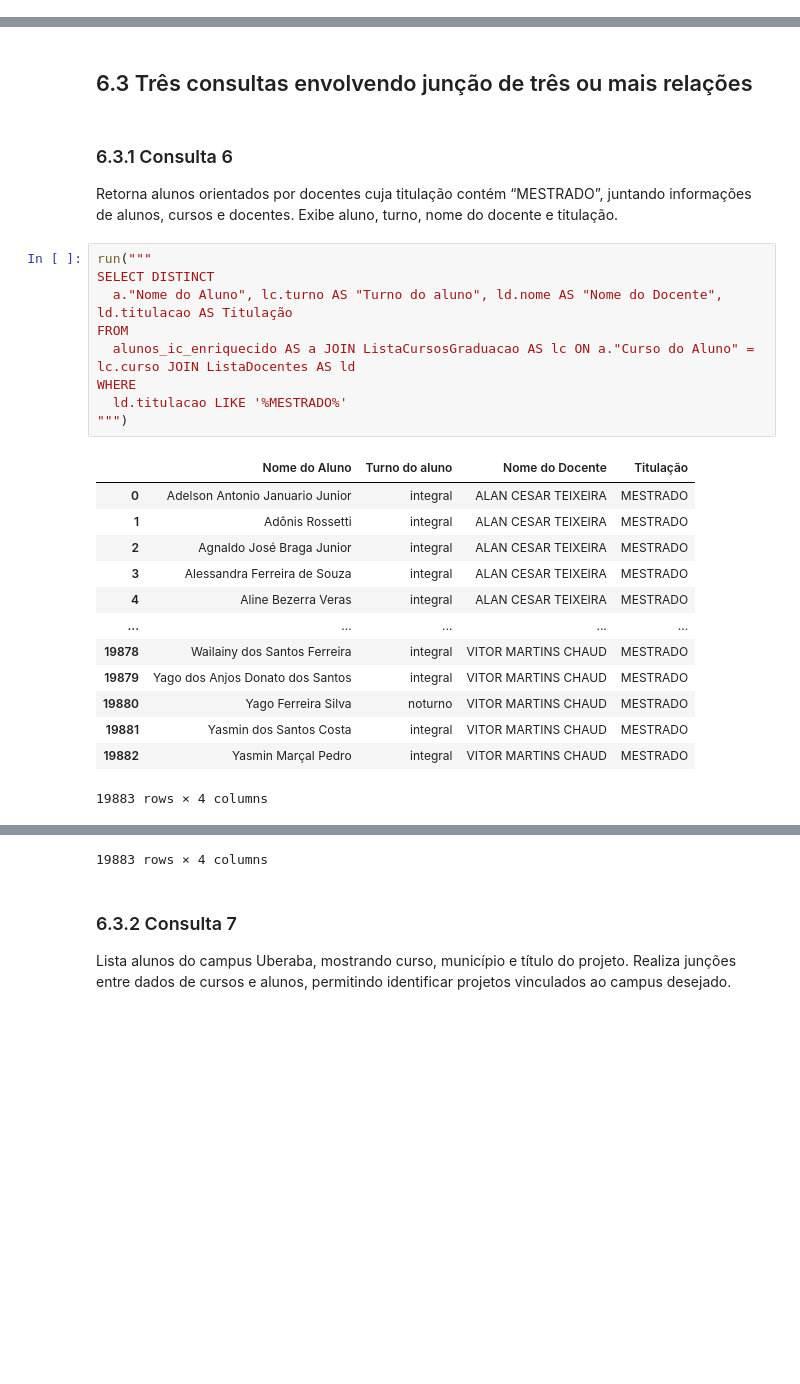
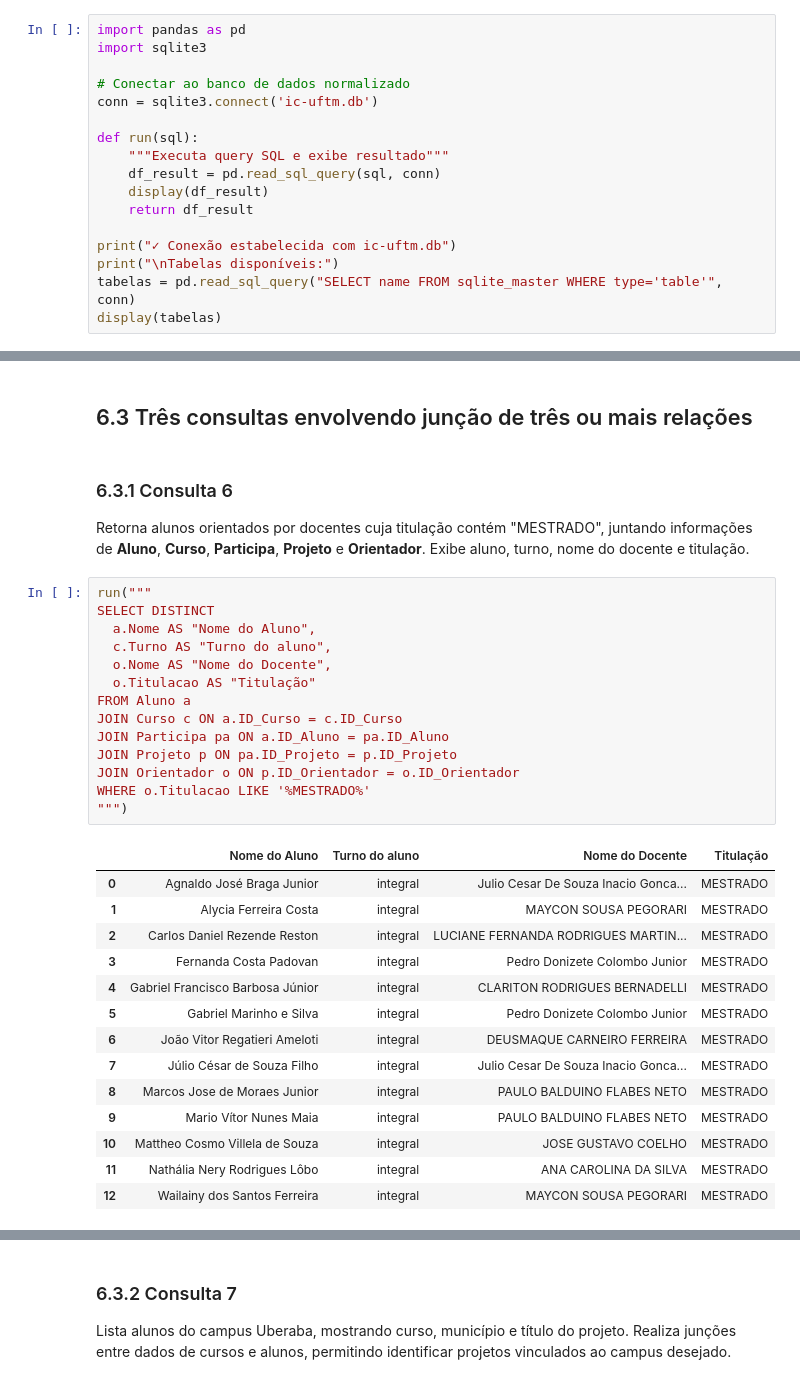
Before and after one commit to raissagd/TP2-IBD, a Jupyter notebook: main.ipynb, the cells around one changed output, grey strips where cells are left out. Cells and saved outputs as stored; diff of their text form; blank space fills up the shorter version.

```diff
--- a/main.ipynb
+++ b/main.ipynb
@@ -937,0 +908,17 @@ def run(sql):
+# %%
+import pandas as pd
+import sqlite3
+
+# Conectar ao banco de dados normalizado
+conn = sqlite3.connect('ic-uftm.db')
+
+def run(sql):
+    """Executa query SQL e exibe resultado"""
+    df_result = pd.read_sql_query(sql, conn)
+    display(df_result)
+    return df_result
+
+print("✓ Conexão estabelecida com ic-uftm.db")
+print("\nTabelas disponíveis:")
+tabelas = pd.read_sql_query("SELECT name FROM sqlite_master WHERE type='table'", conn)
+display(tabelas)
@@ -1150,28 +1140,34 @@ ORDER BY
 ## 6.3 Três consultas envolvendo junção de três ou mais relações
 # %% [markdown]
 ### 6.3.1 Consulta 6
-Retorna alunos orientados por docentes cuja titulação contém “MESTRADO”, juntando informações de alunos, cursos e docentes. Exibe aluno, turno, nome do docente e titulação.
+Retorna alunos orientados por docentes cuja titulação contém "MESTRADO", juntando informações de **Aluno**, **Curso**, **Participa**, **Projeto** e **Orientador**. Exibe aluno, turno, nome do docente e titulação.
 # %%
 run("""
 SELECT DISTINCT
-  a."Nome do Aluno", lc.turno AS "Turno do aluno", ld.nome AS "Nome do Docente", ld.titulacao AS Titulação
-FROM
-  alunos_ic_enriquecido AS a JOIN ListaCursosGraduacao AS lc ON a."Curso do Aluno" = lc.curso JOIN ListaDocentes AS ld
-WHERE
-  ld.titulacao LIKE '%MESTRADO%'
+  a.Nome AS "Nome do Aluno",
+  c.Turno AS "Turno do aluno",
+  o.Nome AS "Nome do Docente",
+  o.Titulacao AS "Titulação"
+FROM Aluno a
+JOIN Curso c ON a.ID_Curso = c.ID_Curso
+JOIN Participa pa ON a.ID_Aluno = pa.ID_Aluno
+JOIN Projeto p ON pa.ID_Projeto = p.ID_Projeto
+JOIN Orientador o ON p.ID_Orientador = o.ID_Orientador
+WHERE o.Titulacao LIKE '%MESTRADO%'
 """)
 # %% [output]
 |  | Nome do Aluno | Turno do aluno | Nome do Docente | Titulação |
-| 0 | Adelson Antonio Januario Junior | integral | ALAN CESAR TEIXEIRA | MESTRADO |
-| 1 | Adônis Rossetti | integral | ALAN CESAR TEIXEIRA | MESTRADO |
-| 2 | Agnaldo José Braga Junior | integral | ALAN CESAR TEIXEIRA | MESTRADO |
-| 3 | Alessandra Ferreira de Souza | integral | ALAN CESAR TEIXEIRA | MESTRADO |
-| 4 | Aline Bezerra Veras | integral | ALAN CESAR TEIXEIRA | MESTRADO |
-| ... | ... | ... | ... | ... |
-| 19878 | Wailainy dos Santos Ferreira | integral | VITOR MARTINS CHAUD | MESTRADO |
-| 19879 | Yago dos Anjos Donato dos Santos | integral | VITOR MARTINS CHAUD | MESTRADO |
-| 19880 | Yago Ferreira Silva | noturno | VITOR MARTINS CHAUD | MESTRADO |
-| 19881 | Yasmin dos Santos Costa | integral | VITOR MARTINS CHAUD | MESTRADO |
-| 19882 | Yasmin Marçal Pedro | integral | VITOR MARTINS CHAUD | MESTRADO |
+| 0 | Agnaldo José Braga Junior | integral | Julio Cesar De Souza Inacio Gonca... | MESTRADO |
+| 1 | Alycia Ferreira Costa | integral | MAYCON SOUSA PEGORARI | MESTRADO |
+| 2 | Carlos Daniel Rezende Reston | integral | LUCIANE FERNANDA RODRIGUES MARTIN... | MESTRADO |
+| 3 | Fernanda Costa Padovan | integral | Pedro Donizete Colombo Junior | MESTRADO |
+| 4 | Gabriel Francisco Barbosa Júnior | integral | CLARITON RODRIGUES BERNADELLI | MESTRADO |
+| 5 | Gabriel Marinho e Silva | integral | Pedro Donizete Colombo Junior | MESTRADO |
+| 6 | João Vitor Regatieri Ameloti | integral | DEUSMAQUE CARNEIRO FERREIRA | MESTRADO |
+| 7 | Júlio César de Souza Filho | integral | Julio Cesar De Souza Inacio Gonca... | MESTRADO |
+| 8 | Marcos Jose de Moraes Junior | integral | PAULO BALDUINO FLABES NETO | MESTRADO |
+| 9 | Mario Vítor Nunes Maia | integral | PAULO BALDUINO FLABES NETO | MESTRADO |
+| 10 | Mattheo Cosmo Villela de Souza | integral | JOSE GUSTAVO COELHO | MESTRADO |
+| 11 | Nathália Nery Rodrigues Lôbo | integral | ANA CAROLINA DA SILVA | MESTRADO |
+| 12 | Wailainy dos Santos Ferreira | integral | MAYCON SOUSA PEGORARI | MESTRADO |
-19883 rows × 4 columns
 |  | Nome do Aluno | Turno do aluno | Nome do Docente | Titulação |
@@ -1189,4 +1187,3 @@ WHERE
-19883 rows × 4 columns
 # %% [markdown]
 ### 6.3.2 Consulta 7
 Lista alunos do campus Uberaba, mostrando curso, município e título do projeto. Realiza junções entre dados de cursos e alunos, permitindo identificar projetos vinculados ao campus desejado.
```
Also changed, not shown: parts of 24 cells of this notebook, 1 other file.
